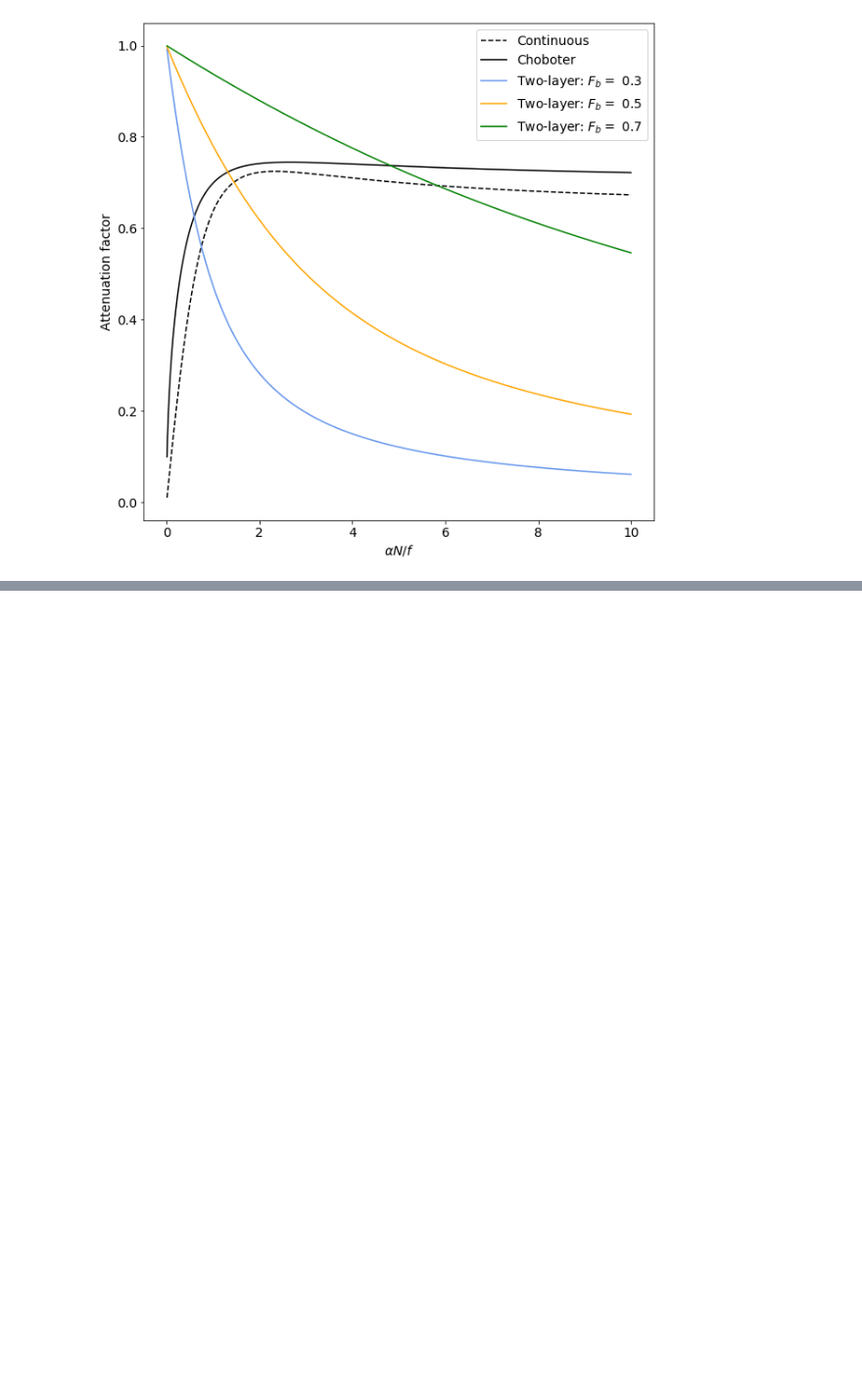
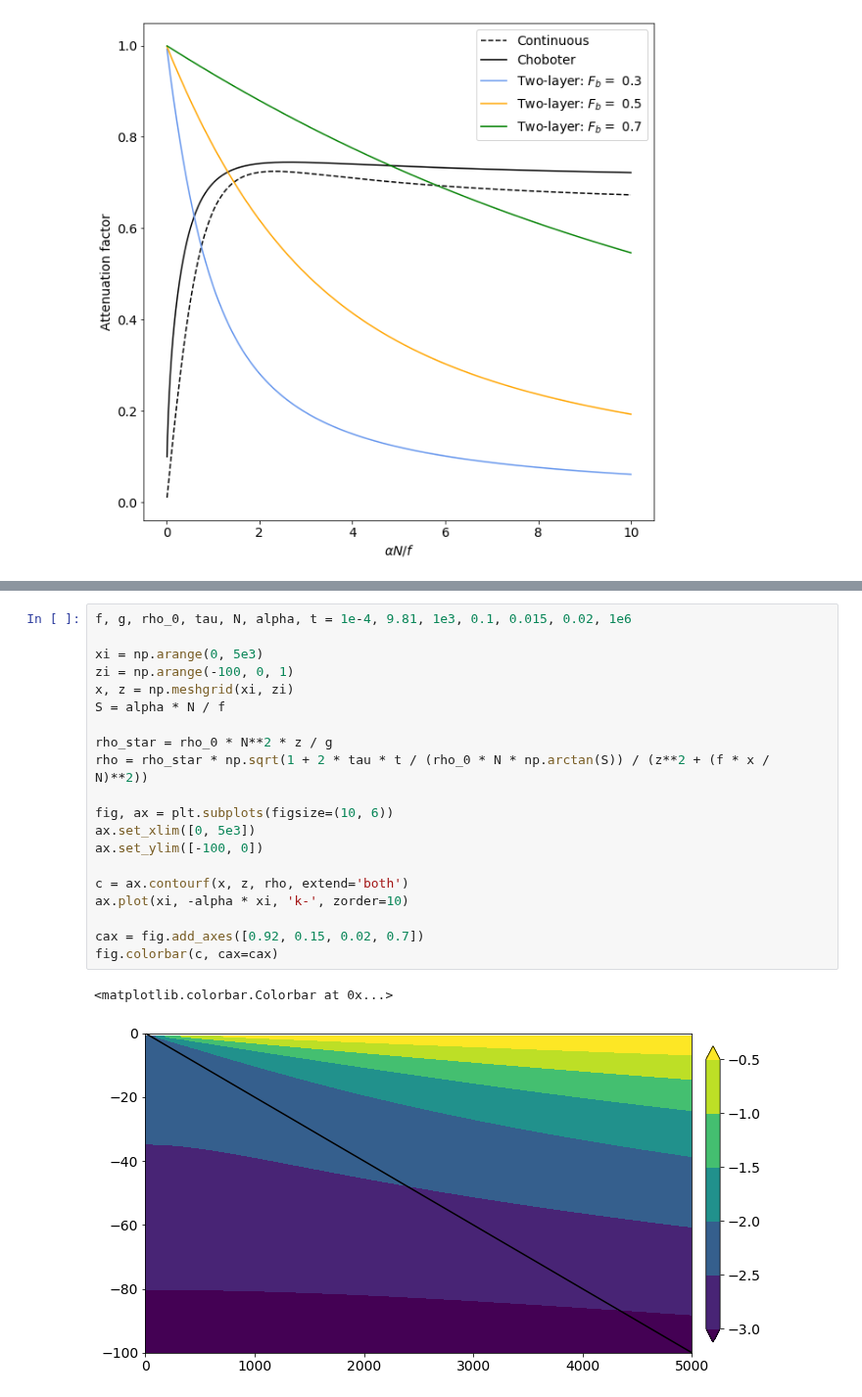
Before and after one commit to SalishSeaCast/analysis-ben, a Jupyter notebook: notebooks/SOG_upwelling_paperfigs/model_ramblings.ipynb, the cells around one changed output, grey strips where cells are left out. Shown at 98% size. Cells and saved outputs as stored; diff of their text form; blank space fills up the shorter version.

```diff
--- a/notebooks/SOG_upwelling_paperfigs/model_ramblings.ipynb
+++ b/notebooks/SOG_upwelling_paperfigs/model_ramblings.ipynb
@@ -234,0 +263,23 @@ $$\psi(x, z) = \left.\frac{\tau}{\rho_0f}\right|_{bot}^{top}$$
+# %%
+f, g, rho_0, tau, N, alpha, t = 1e-4, 9.81, 1e3, 0.1, 0.015, 0.02, 1e6
+
+xi = np.arange(0, 5e3)
+zi = np.arange(-100, 0, 1)
+x, z = np.meshgrid(xi, zi)
+S = alpha * N / f
+
+rho_star = rho_0 * N**2 * z / g
+rho = rho_star * np.sqrt(1 + 2 * tau * t / (rho_0 * N * np.arctan(S)) / (z**2 + (f * x / N)**2))
+
+fig, ax = plt.subplots(figsize=(10, 6))
+ax.set_xlim([0, 5e3])
+ax.set_ylim([-100, 0])
+
+c = ax.contourf(x, z, rho, extend='both')
+ax.plot(xi, -alpha * xi, 'k-', zorder=10)
+
+cax = fig.add_axes([0.92, 0.15, 0.02, 0.7])
+fig.colorbar(c, cax=cax)
+# %% [output]
+<matplotlib.colorbar.Colorbar at 0x...>
+[figure, added]
```
Also changed, not shown: parts of 4 cells of this notebook, 5 other files.
